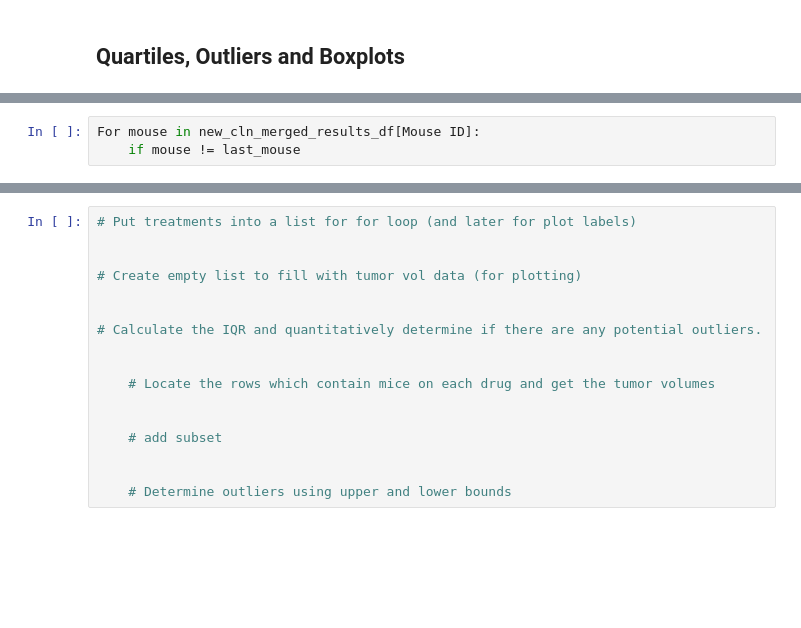
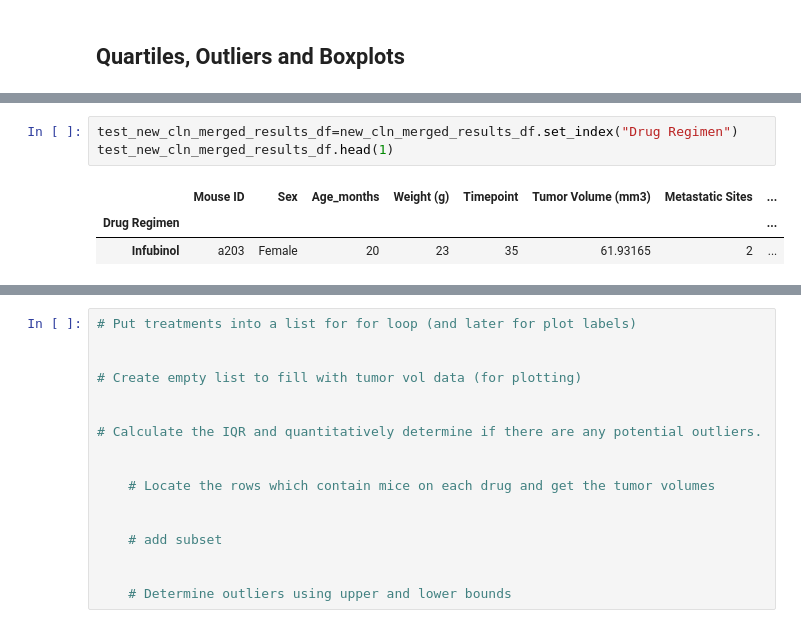
Before and after one commit to cwolf1424/Matplotlib_Challenge, a Jupyter notebook: Starter_Code/Pymaceuticals/pymaceuticals_starter.ipynb, the cells around one changed output, grey strips where cells are left out. Saved outputs shown, nothing was run; the diff lists cells and outputs as text; blank space fills up the shorter version.

```diff
--- a/Starter_Code/Pymaceuticals/pymaceuticals_starter.ipynb
+++ b/Starter_Code/Pymaceuticals/pymaceuticals_starter.ipynb
@@ -304,3 +357,7 @@ current_final_tumor_vol
-# %%
-For mouse in new_cln_merged_results_df[Mouse ID]:
-    if mouse != last_mouse
+# %%
+test_new_cln_merged_results_df=new_cln_merged_results_df.set_index("Drug Regimen")
+test_new_cln_merged_results_df.head(1)
+# %% [output]
+|  | Mouse ID | Sex | Age_months | Weight (g) | Timepoint | Tumor Volume (mm3) | Metastatic Sites | ... |
+| Drug Regimen |  |  |  |  |  |  |  | ... |
+| Infubinol | a203 | Female | 20 | 23 | 35 | 61.93165 | 2 | ... |
```
Also changed, not shown: parts of 13 cells of this notebook.
